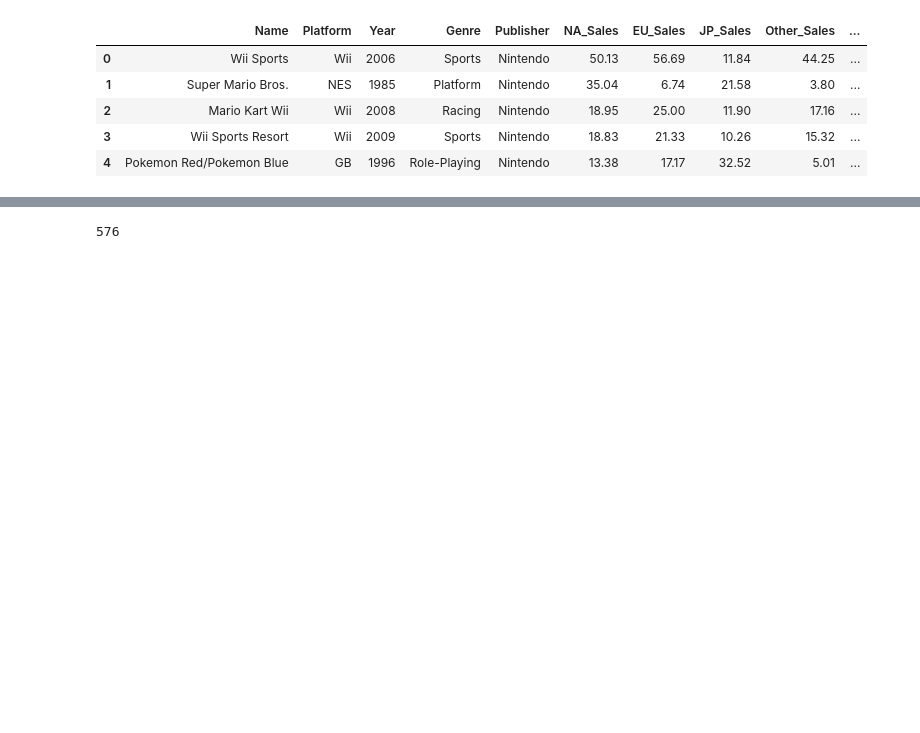
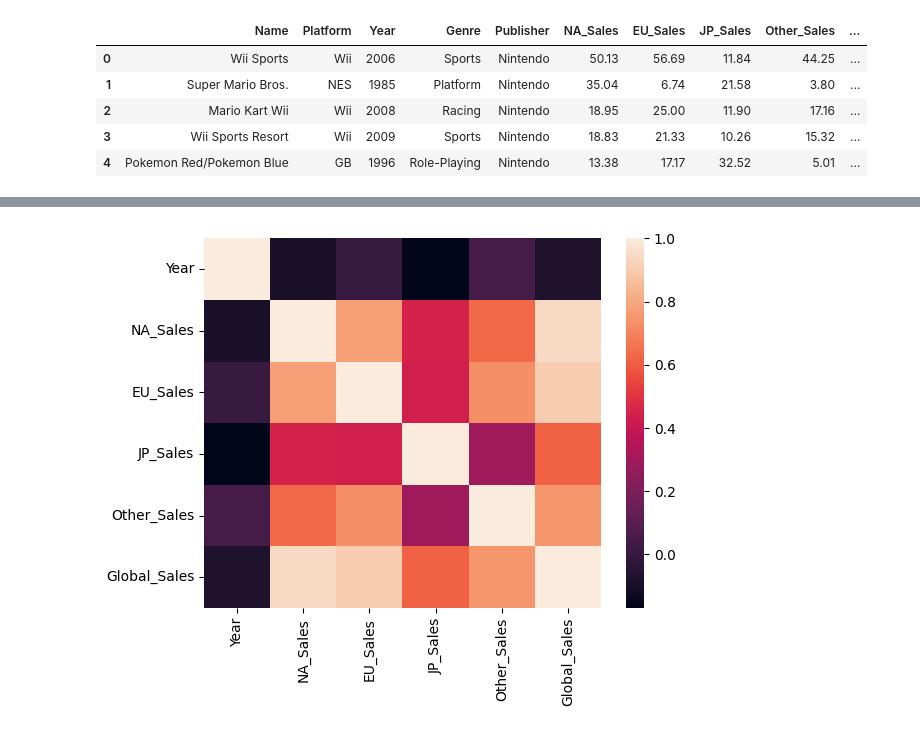
Before and after one commit to cafesmire/notebooks, a Jupyter notebook: video_game_sales/videogame_eda.ipynb, the cells around one changed output, grey strips where cells are left out. Cells and saved outputs as stored; diff of their text form; code cells hidden in the pictures; blank space fills up the shorter version.

```diff
--- a/video_game_sales/videogame_eda.ipynb
+++ b/video_game_sales/videogame_eda.ipynb
@@ -180,7 +192,3 @@ df_copy.head()
 | 2 | Mario Kart Wii | Wii | 2008 | Racing | Nintendo | 18.95 | 25.00 | 11.90 | 17.16 | ... |
 | 3 | Wii Sports Resort | Wii | 2009 | Sports | Nintendo | 18.83 | 21.33 | 10.26 | 15.32 | ... |
 | 4 | Pokemon Red/Pokemon Blue | GB | 1996 | Role-Playing | Nintendo | 13.38 | 17.17 | 32.52 | 5.01 | ... |
-# %%
-sales_map = {'Blockbuster':1,'High-Selling':2, 'Mid-Selling':3, 'Low-Selling':4, 'Very Low-Selling':5}
-df_copy['Numeric_Sales_Rating'] = df_copy['Sales_Rating'].map(sales_map).astype(int)
-df_copy
@@ -241,4 +195,5 @@ target = df_copy['Global_Sales']
-# %%
-features.Publisher.nunique()
-# %% [output]
-576
+# %%
+sns.heatmap(df_copy.corr(numeric_only=True))
+plt.show()
+# %% [output]
+[figure, added]
```
Also changed, not shown: parts of 19 cells of this notebook.
